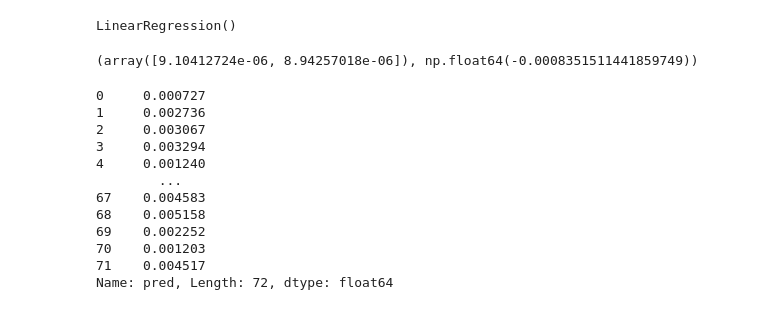
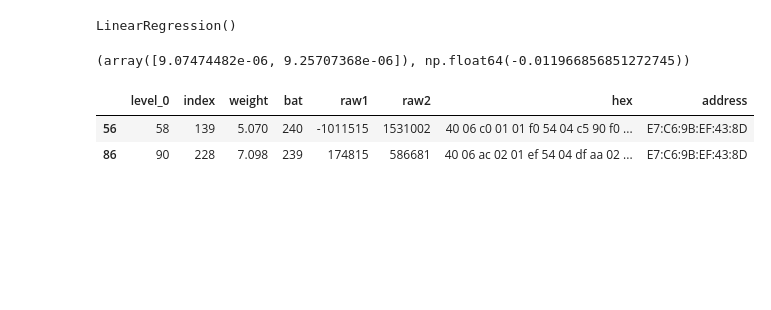
Before and after one commit to AndreiPustovalov/CatScales, a Jupyter notebook: calibration/calibrate.ipynb, the cells around one changed output. Drawn from its saved outputs; the diff is of its cells as text; code cells hidden in the pictures; blank space fills up the shorter version.

```diff
--- a/calibration/calibrate.ipynb
+++ b/calibration/calibrate.ipynb
@@ -5,13 +5,16 @@ import matplotlib.pyplot as plt
 import json
 import pandas as pd
 # %%
-with open("observation.jsonl") as f:
+with open("observations.jsonl") as f:
     observations = [json.loads(x) for x in f]
 df = pd.DataFrame.from_records(observations)
-df.drop(columns=['timestamp'], inplace=True)
-df.drop_duplicates(inplace=True)
+df = df.drop(columns=['timestamp'])
+df = df.drop_duplicates()
+df = df.reset_index()
+df = df[~df.index.isin([28, 56, 88, 89, 97])]
+df = df.reset_index()
 x = df[['raw1', 'raw2']]
-y = df['weight'].round(1)
+y = df['weight']
 # %%
 regr = linear_model.LinearRegression()
 regr.fit(x, y)
@@ -20,21 +23,14 @@ LinearRegression()
 # %%
 regr.coef_, regr.intercept_
 # %% [output]
-(array([9.10412724e-06, 8.94257018e-06]), np.float64(-0.0008351511441859749))
+(array([9.07474482e-06, 9.25707368e-06]), np.float64(-0.011966856851272745))
 # %%
 res = pd.DataFrame({'pred': regr.predict(x)})
 # %%
-(res['pred'] - res['pred'].round(1)).abs()
+error = (res['pred'] - y).abs()
-# %% [output]
-0     0.000727
-1     0.002736
-2     0.003067
-3     0.003294
-4     0.001240
-        ...
-67    0.004583
-68    0.005158
-69    0.002252
-70    0.001203
-71    0.004517
-Name: pred, Length: 72, dtype: float64
+# %%
+df[error > 0.087]
+# %% [output]
+|  | level_0 | index | weight | bat | raw1 | raw2 | hex | address |
+| 56 | 58 | 139 | 5.070 | 240 | -1011515 | 1531002 | 40 06 c0 01 01 f0 54 04 c5 90 f0 ... | E7:C6:9B:EF:43:8D |
+| 86 | 90 | 228 | 7.098 | 239 | 174815 | 586681 | 40 06 ac 02 01 ef 54 04 df aa 02 ... | E7:C6:9B:EF:43:8D |
```
Also changed, not shown: 1 other file.
